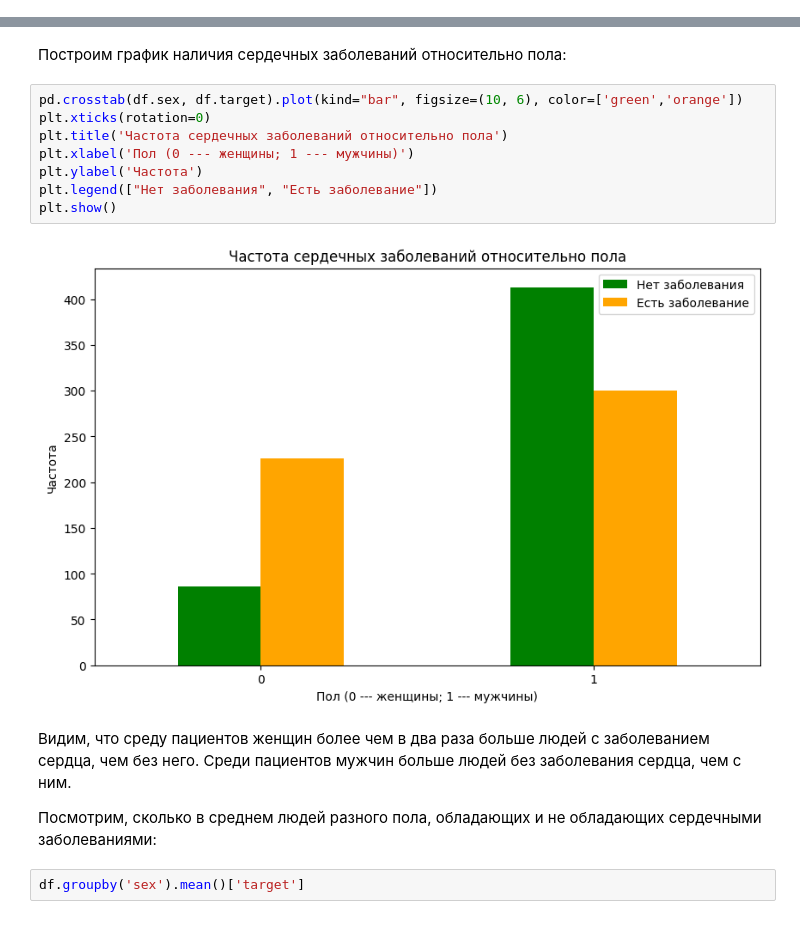
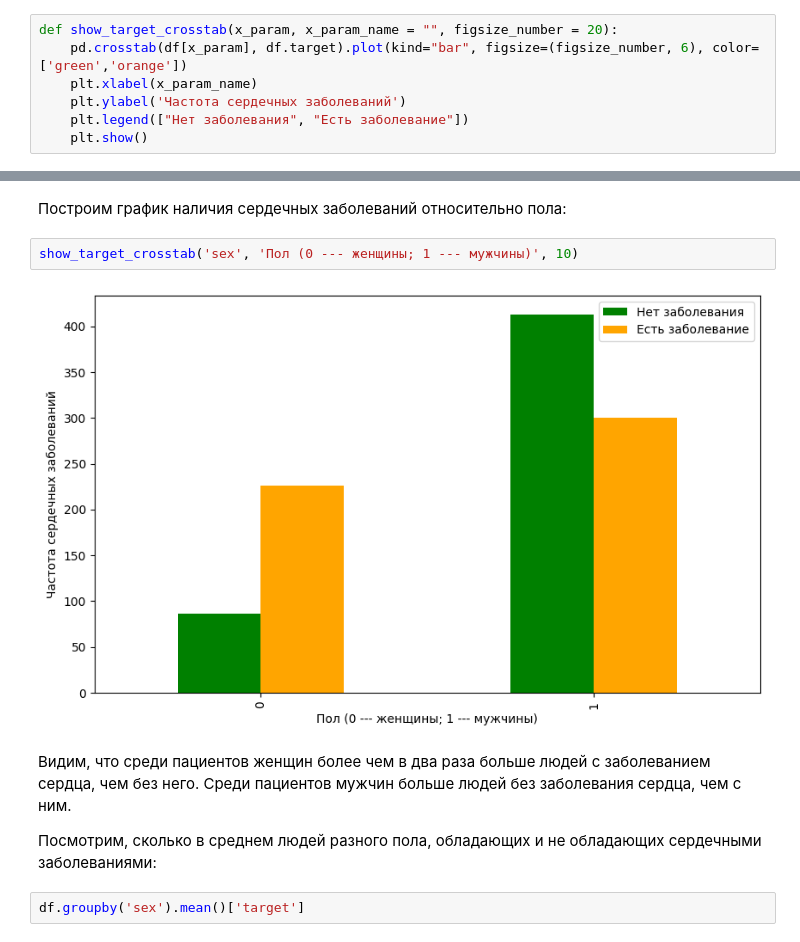
Before and after one commit to daniil-steperev/-SPBU-Machine-Learning-Homework, a Jupyter notebook: [Task2] Classification/Classification.ipynb, the cells around one changed output, grey strips where cells are left out. Drawn from its saved outputs; the diff is of its cells as text.

```diff
--- a/[Task2] Classification/Classification.ipynb
+++ b/[Task2] Classification/Classification.ipynb
@@ -127,0 +138,7 @@ Name: age, dtype: float64
+# %%
+def show_target_crosstab(x_param, x_param_name = "", figsize_number = 20):
+    pd.crosstab(df[x_param], df.target).plot(kind="bar", figsize=(figsize_number, 6), color=['green','orange'])
+    plt.xlabel(x_param_name)
+    plt.ylabel('Частота сердечных заболеваний')
+    plt.legend(["Нет заболевания", "Есть заболевание"])
+    plt.show()
@@ -169,17 +183,11 @@ plt.show()
 # %% [markdown]
 Построим график наличия сердечных заболеваний относительно пола:
 # %%
-pd.crosstab(df.sex, df.target).plot(kind="bar", figsize=(10, 6), color=['green','orange'])
-plt.xticks(rotation=0)
-plt.title('Частота сердечных заболеваний относительно пола')
-plt.xlabel('Пол (0 --- женщины; 1 --- мужчины)')
-plt.ylabel('Частота')
-plt.legend(["Нет заболевания", "Есть заболевание"])
-plt.show()
+show_target_crosstab('sex', 'Пол (0 --- женщины; 1 --- мужчины)', 10)
 # %% [output]
-[figure, old version]
+[figure, new version]
 # %% [markdown]
-Видим, что среду пациентов женщин более чем в два раза больше людей с заболеванием сердца, чем без него. Среди пациентов мужчин больше людей без заболевания сердца, чем с ним.
+Видим, что среди пациентов женщин более чем в два раза больше людей с заболеванием сердца, чем без него. Среди пациентов мужчин больше людей без заболевания сердца, чем с ним.
 
 Посмотрим, сколько в среднем людей разного пола, обладающих и не обладающих сердечными заболеваниями:
 # %%
```
Also changed, not shown: parts of 42 cells of this notebook.
